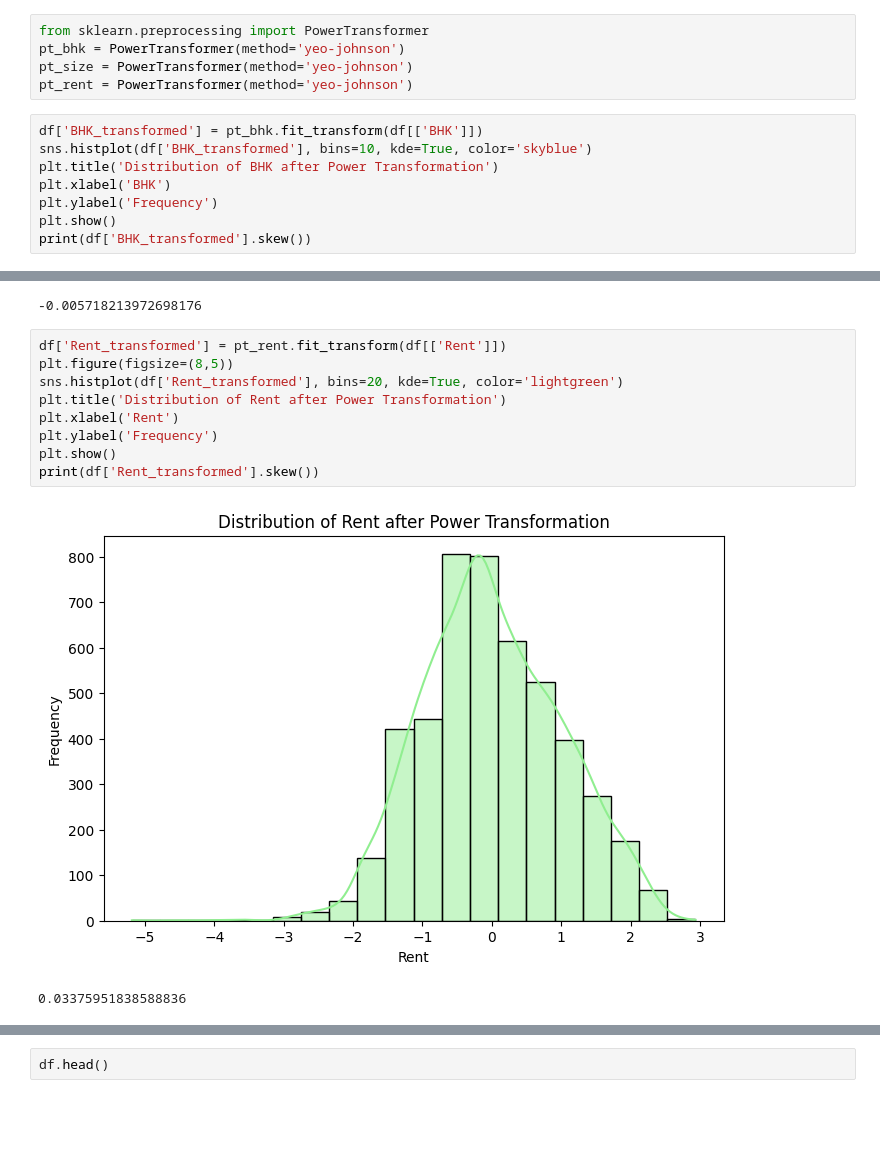
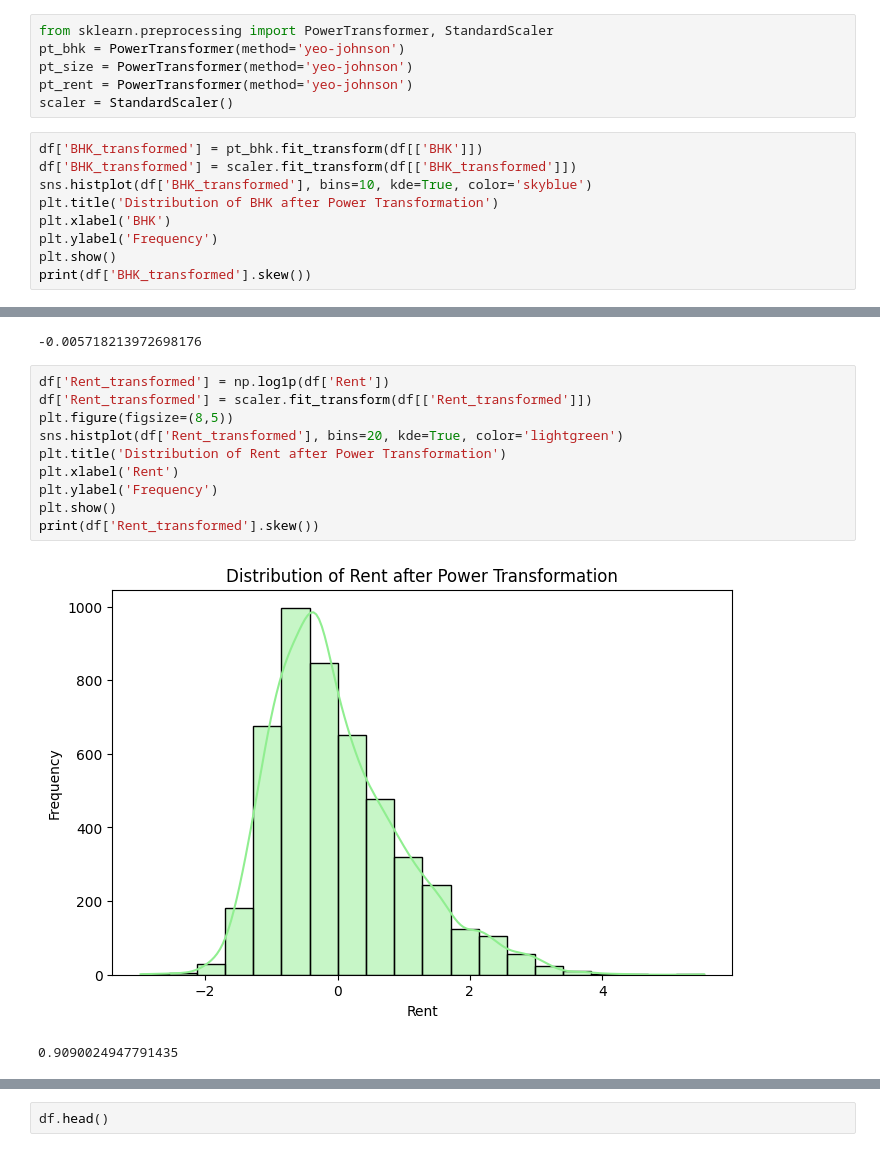
Before and after one commit to kanika-07cs/Task11-7.10.25-, a Jupyter notebook: Task.ipynb, the cells around one changed output, grey strips where cells are left out. Saved outputs shown, nothing was run; the diff lists cells and outputs as text; blank space fills up the shorter version.

```diff
--- a/Task.ipynb
+++ b/Task.ipynb
@@ -94,12 +94,14 @@ print(df['Rent'].skew())
 [figure]
 21.409942283288803
 # %%
-from sklearn.preprocessing import PowerTransformer
+from sklearn.preprocessing import PowerTransformer, StandardScaler
 pt_bhk = PowerTransformer(method='yeo-johnson')
 pt_size = PowerTransformer(method='yeo-johnson')
 pt_rent = PowerTransformer(method='yeo-johnson')
+scaler = StandardScaler()
 # %%
 df['BHK_transformed'] = pt_bhk.fit_transform(df[['BHK']])
+df['BHK_transformed'] = scaler.fit_transform(df[['BHK_transformed']])
 sns.histplot(df['BHK_transformed'], bins=10, kde=True, color='skyblue')
 plt.title('Distribution of BHK after Power Transformation')
 plt.xlabel('BHK')
@@ -110,16 +112,17 @@ print(df['BHK_transformed'].skew())
 [figure]
 -0.005718213972698176
 # %%
-df['Rent_transformed'] = pt_rent.fit_transform(df[['Rent']])
+df['Rent_transformed'] = np.log1p(df['Rent'])
+df['Rent_transformed'] = scaler.fit_transform(df[['Rent_transformed']])
 plt.figure(figsize=(8,5))
 sns.histplot(df['Rent_transformed'], bins=20, kde=True, color='lightgreen')
 plt.title('Distribution of Rent after Power Transformation')
 plt.xlabel('Rent')
 plt.ylabel('Frequency')
 plt.show()
 print(df['Rent_transformed'].skew())
 # %% [output]
-[figure, old version]
+[figure, new version]
-0.03375951838588836
+0.9090024947791435
 # %%
 df['Size_transformed'] = pt_size.fit_transform(df[['Size']])
```
Also changed, not shown: parts of 8 cells of this notebook.
